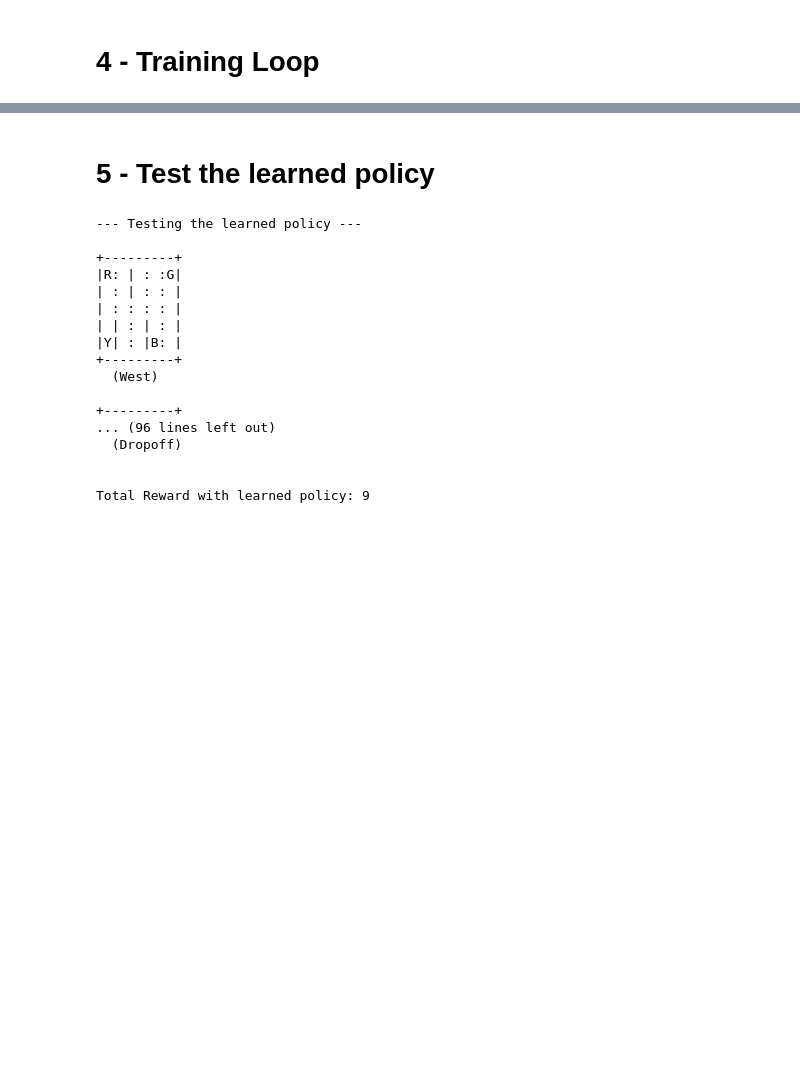
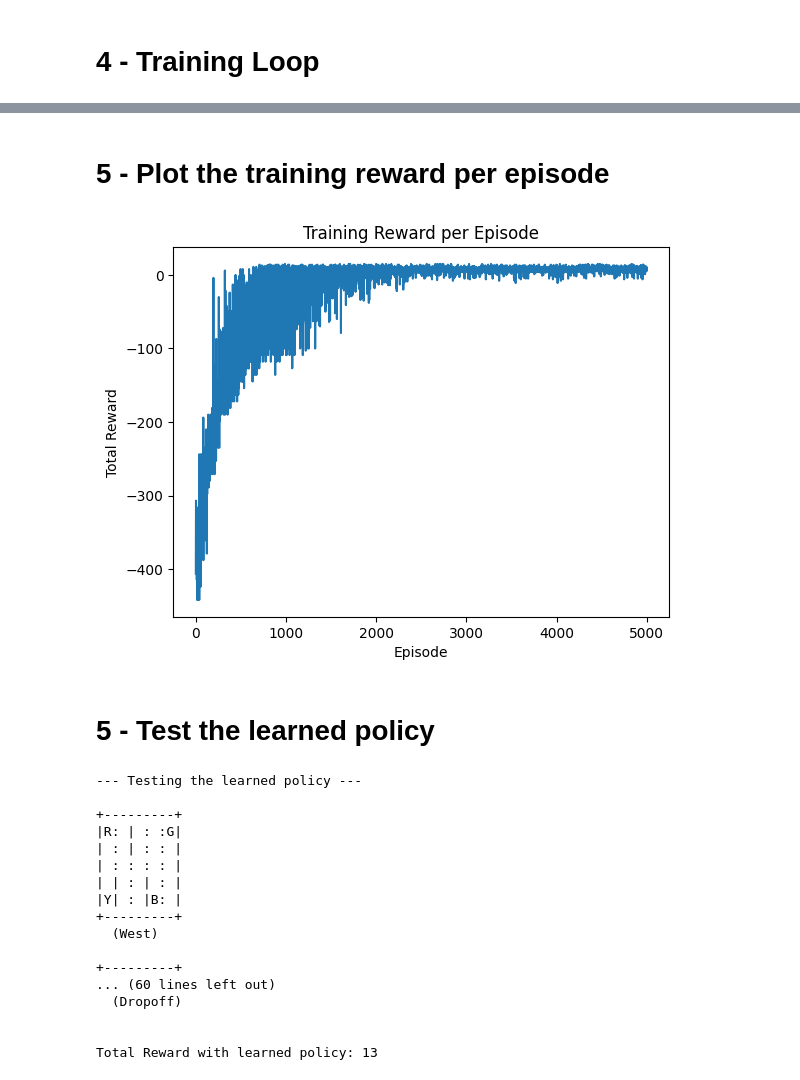
Before and after one commit to popolome/RL-Practice-with-Gym-Taxi-v3-, a Jupyter notebook: RL_Practice_with_Gym(Taxi_v3).ipynb, the cells around one changed output, grey strips where cells are left out. Drawn from its saved outputs; the diff is of its cells as text; code cells hidden in the pictures; blank space fills up the shorter version.

Commit message:
1) Added a list called total_rewards and a plot to visualize the training rewards per episode.

```diff
--- a/RL_Practice_with_Gym(Taxi_v3).ipynb
+++ b/RL_Practice_with_Gym(Taxi_v3).ipynb
@@ -31,11 +31,13 @@ min_epsilon = 0.01
 epsilon_decay = 0.995
 num_episodes = 5000
 max_steps = 100   # This is the optional truncation per episode
+episode_rewards = []   # To track if learning is actually improving
 # %% [markdown]
 # 4 - Training Loop
 # %%
 for episode in range(num_episodes):
   state, _ = env.reset()
+  total_reward = 0
   done = False
   step = 0
 
@@ -48,14 +50,18 @@ for episode in range(num_episodes):
     next_state, reward, terminated, truncated, info = env.step(action)   # Take a step/action
     done = terminated or truncated
 
+    total_reward += reward    # Update the reward into total_reward
+
     # Q-learning update
     Q[state, action] += alpha * (reward + gamma * np.max(Q[next_state]) - Q[state, action])
 
     state = next_state    # Update current state to next_state and repeat
     step += 1     # Increment step by 1 ensuring less than 100(max_steps)
 
-epsilon = max(min_epsilon, epsilon * epsilon_decay)     # Decay the epsilon every step
+  episode_rewards.append(total_reward)   # Add in the episode reward after each episode
 
-if (episode + 1) % 500 == 0:
-  print(f"Episode {episode + 1}/{num_episodes} complete")   # Print the progress
+  epsilon = max(min_epsilon, epsilon * epsilon_decay)     # Decay the epsilon every step
+
+  if (episode + 1) % 500 == 0:
+   print(f"Episode {episode + 1}/{num_episodes} complete")   # Print the progress
 # %% [output]
@@ -62,4 +77,16 @@ if (episode + 1) % 500 == 0:
 Episode 5000/5000 complete
+# %% [markdown]
+# 5 - Plot the training reward per episode
+# %%
+import matplotlib.pyplot as plt
+
+plt.plot(episode_rewards)
+plt.xlabel("Episode")
+plt.ylabel("Total Reward")
+plt.title("Training Reward per Episode")
+plt.show()
+# %% [output]
+[figure, added]
 # %% [markdown]
 # 5 - Test the learned policy
 # %%
@@ -91,8 +118,8 @@ print(f"\nTotal Reward with learned policy: {total_reward}")
   (West)
 
 +---------+
-... (96 lines left out)
+... (60 lines left out)
   (Dropoff)
 
 
-Total Reward with learned policy: 9
+Total Reward with learned policy: 13
```
Also changed, not shown: parts of 2 cells of this notebook.
